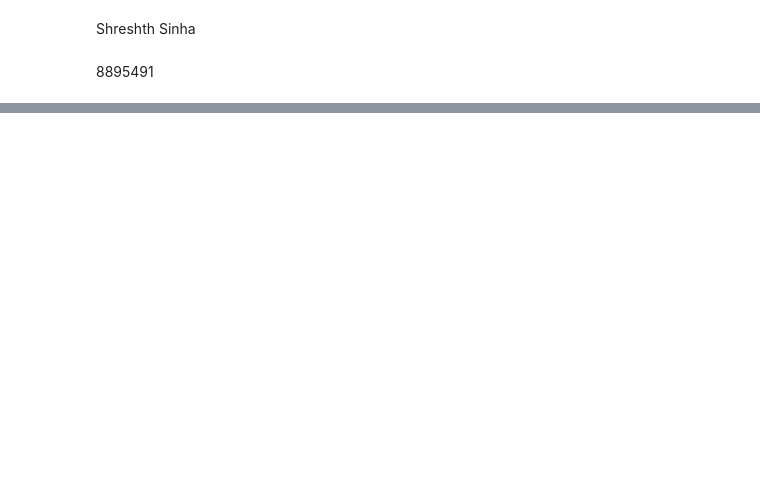
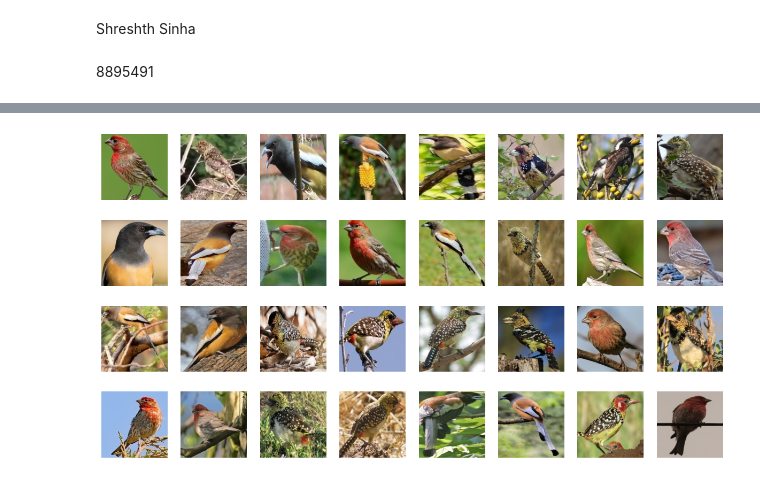
Before and after one commit to Shreshth974/CSCN8010-lab-submissions, a Jupyter notebook: students_submissions/8895491/Lab10.ipynb, the cells around one changed output, grey strips where cells are left out. Drawn from its saved outputs; the diff is of its cells as text; code cells hidden in the pictures; blank space fills up the shorter version.

```diff
--- a/students_submissions/8895491/Lab10.ipynb
+++ b/students_submissions/8895491/Lab10.ipynb
@@ -238,15 +4,0 @@ D-ARNAUDS BARBET       0.25      0.20      0.22         5
-# %%
-# Convert (label, index) tuples to {index:label} dictionary for mapping.
-labels = {v: k for k, v in data_train.class_indices.items()}
-# Identify misclassified samples
-misclassfied_indices = np.where(y_pred != y_true)[0]
-
-
-for i in misclassfied_indices[0:5]:
-    # Find the batch where index belongs to.
-    batch, _ = data_test[i // data_test.batch_size]
-    img = batch[i % data_test.batch_size]  # Get image at index inside batch
-    plt.imshow(img.astype("uint8"))
-    plt.title(f"Actual: {labels[y_true[i]]}, Predicted: {labels[y_pred[i]]}")
-    plt.axis("off")
-    plt.show()
@@ -280,0 +47,78 @@ plt.show()
+# %%
+import os
+import numpy as np
+import matplotlib.pyplot as plt
+from tensorflow.keras.preprocessing.image import ImageDataGenerator
+from tensorflow.keras.applications import VGG16
+from tensorflow.keras.layers import Dense, GlobalAveragePooling2D
+from tensorflow.keras.models import Model
+from tensorflow.keras.optimizers import Adam
+
+# Set your folder paths
+base_folder_path = r"C:\Users\shres\Downloads\archive"
+train_folder_name = "Train"
+validation_folder_name = "Valid"
+
+# Set up data augmentation for the training dataset
+train_data_gen = ImageDataGenerator(
+    rescale=1./255,
+    rotation_range=30,
+    width_shift_range=0.1,
+    height_shift_range=0.1,
+    brightness_range=[0.8, 1.2],
+    shear_range=0.2,
+    zoom_range=0.2,
+    horizontal_flip=True,
+    fill_mode='nearest'
+)
+
+# Set up data normalization for the validation dataset
+validation_data_gen = ImageDataGenerator(rescale=1./255)
+
+# Specify the classes based on the top three classes you identified earlier
+# Replace these with your actual class names
+selected_classes = ["RUFOUS TREPE", "HOUSE FINCH", "D-ARNAUDS BARBET"]
+
+# Create a generator for the original training dataset using flow_from_directory method
+original_train_generator = validation_data_gen.flow_from_directory(
+    os.path.join(base_folder_path, train_folder_name),
+    target_size=(224, 224),
+    batch_size=32,
+    class_mode='categorical',
+    classes=selected_classes  # Use the top classes
+)
+
+# Create a generator for the augmented training dataset using flow_from_directory method
+augmented_train_generator = train_data_gen.flow_from_directory(
+    os.path.join(base_folder_path, train_folder_name),
+    target_size=(224, 224),
+    batch_size=32,
+    class_mode='categorical',
+    classes=selected_classes  # Use the top classes
+)
+
+# Concatenate the original and augmented generators for training
+combined_train_generator = zip(original_train_generator, augmented_train_generator)
+
+# Create a generator for the validation dataset using flow_from_directory method
+validation_generator = validation_data_gen.flow_from_directory(
+    os.path.join(base_folder_path, validation_folder_name),
+    target_size=(224, 224),
+    batch_size=32,
+    class_mode='categorical',
+    classes=selected_classes  # Use the top classes
+)
+
+# Retrieve a batch of augmented images along with their labels from the 'combined_train_generator'
+combined_images, _ = next(iter(combined_train_generator))
+
+# Display the combined images using matplotlib
+fig, axes = plt.subplots(4, 8, figsize=(15, 8))
+axes = axes.flatten()
+
+for img, ax in zip(combined_images[0], axes):
+    ax.imshow(img)
+    ax.axis('off')
+
+plt.show()
+# %% [output]
@@ -280,0 +128 @@ plt.show()
+[figure, added]
```
Also changed, not shown: parts of 20 cells of this notebook, 1 other file.
